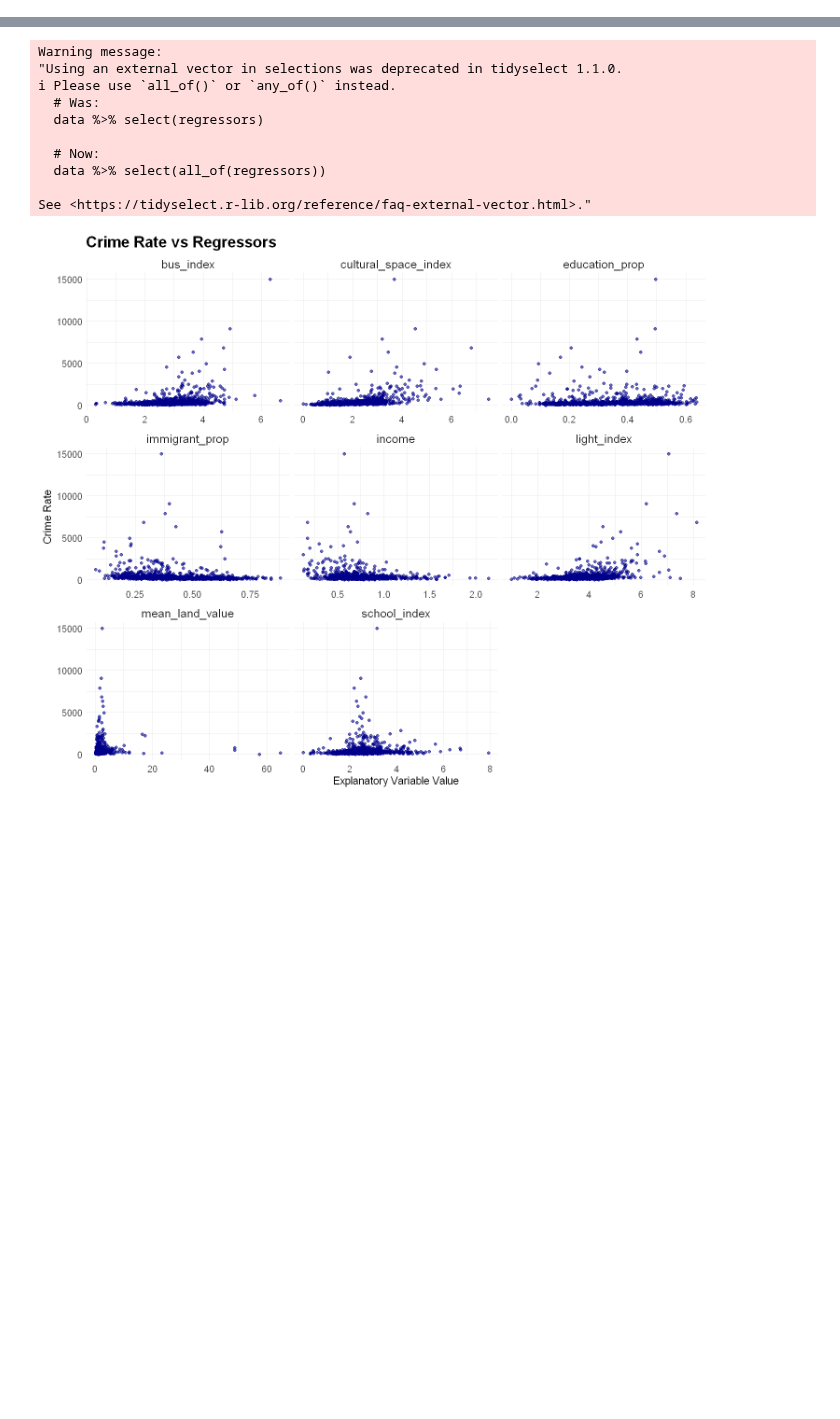
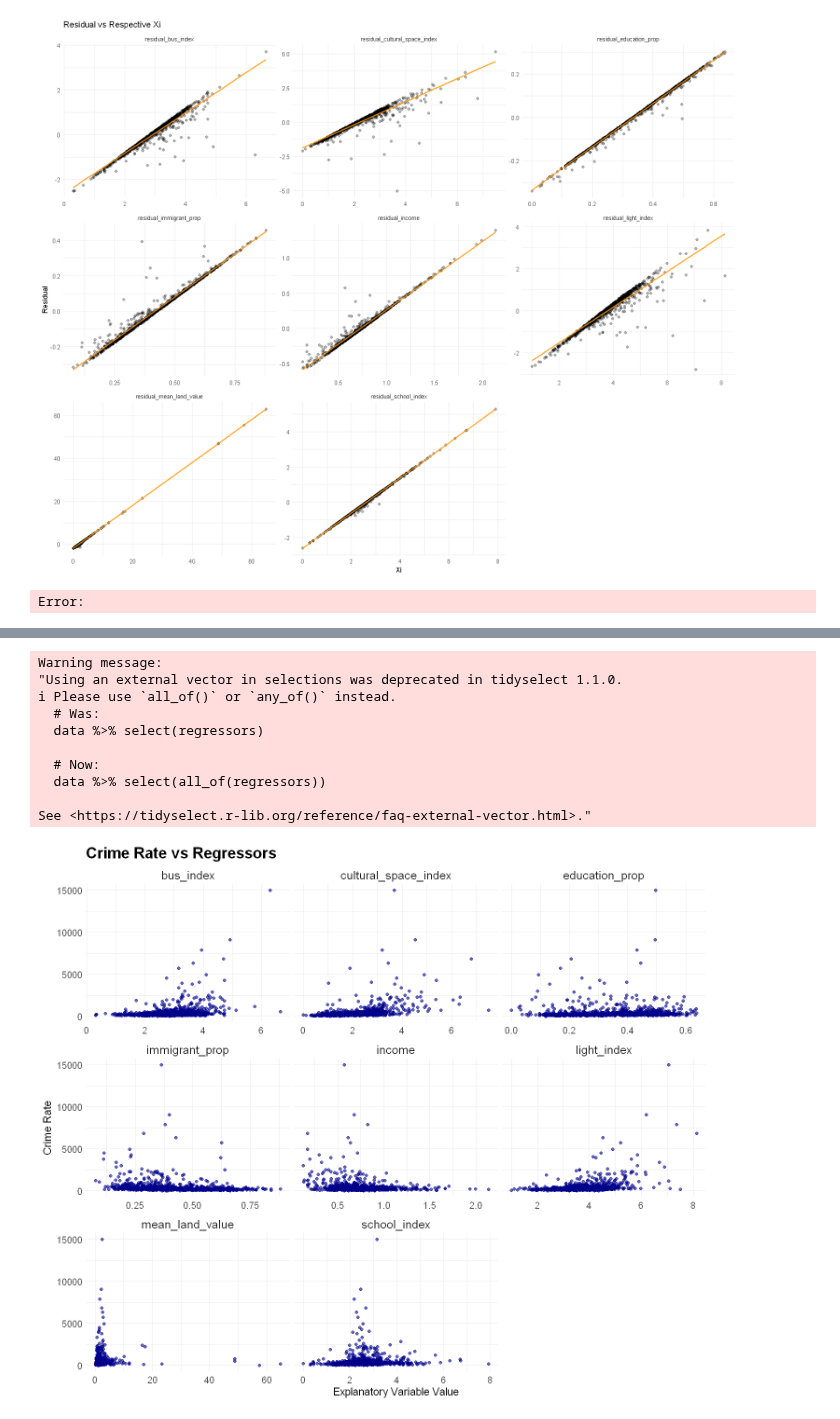
Before and after one commit to Irene-Berezin/econ326, a Jupyter notebook: project_regression.ipynb, the cells around one changed output, grey strips where cells are left out. Saved outputs shown, nothing was run; the diff lists cells and outputs as text; code cells hidden in the pictures; blank space fills up the shorter version.

```diff
--- a/project_regression.ipynb
+++ b/project_regression.ipynb
@@ -87,0 +181,22 @@ $ geometry             <MULTIPOLYGON [°]> MULTIPOLYGON (((-123.0233 4..., MULT
+# %%
+residuals_long  <- residuals_long |>
+  group_by(residual_type) |>
+  mutate(
+    model = list(lm(residual_value ~ x_value, data = cur_data())),
+    fitted_values = predict(model[[1]], newdata = data.frame(x_value = x_value))
+  ) |>
+  ungroup()
+
+ggplot(residuals_long, aes(x = x_value, y = residual_value)) +
+  geom_point(alpha=0.3) +
+  geom_line(aes(y = fitted_values), color = "#ff9500", size=1, alpha=0.8) +
+  facet_wrap(~ residual_type, scales = "free") +
+  labs(
+    title = "Residual vs Respective Xi",
+    x = "Xi",
+    y = "Residual"
+  ) +
+  theme_minimal()
+# %% [output]
+[figure, added]
+Error:
```
Also changed, not shown: parts of 12 cells of this notebook.
